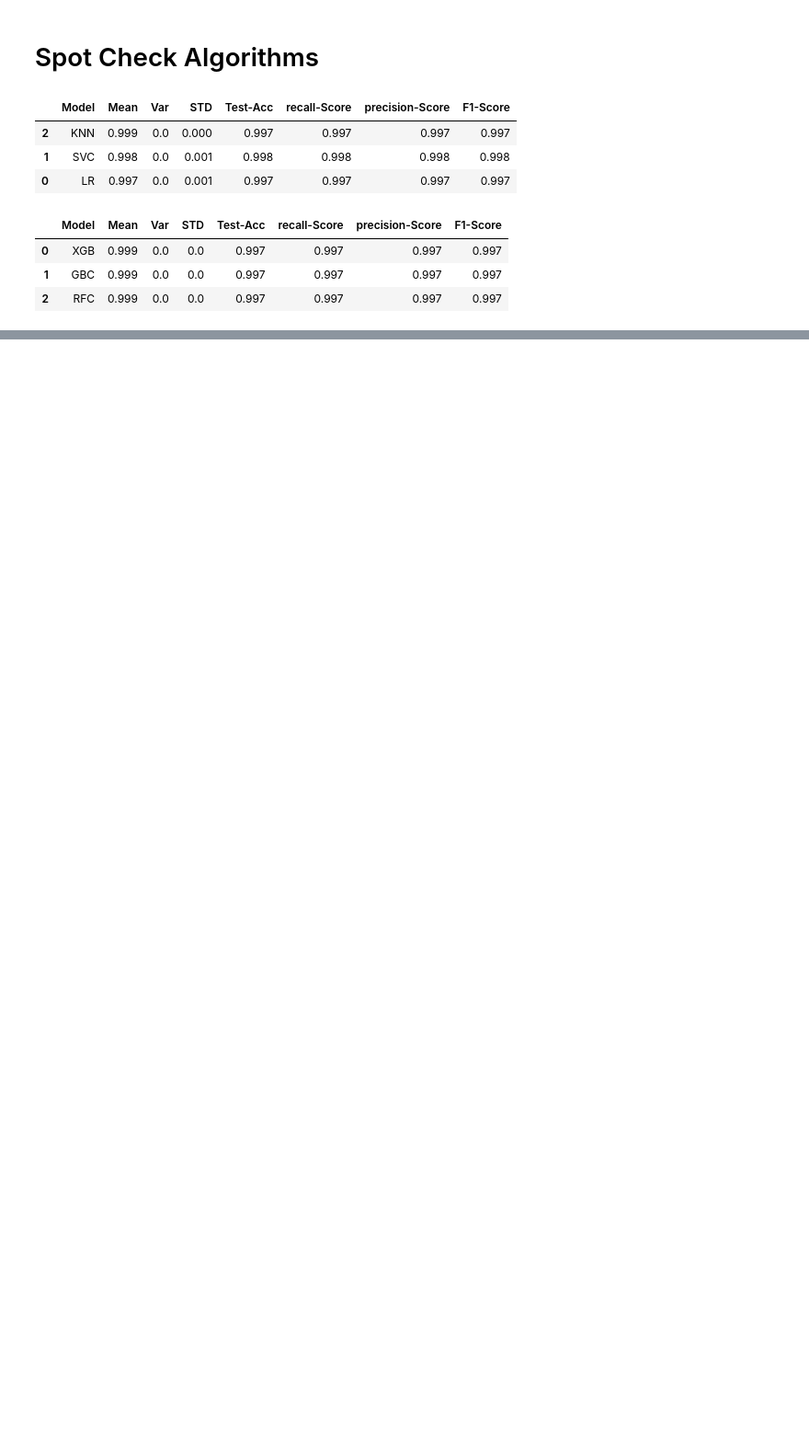
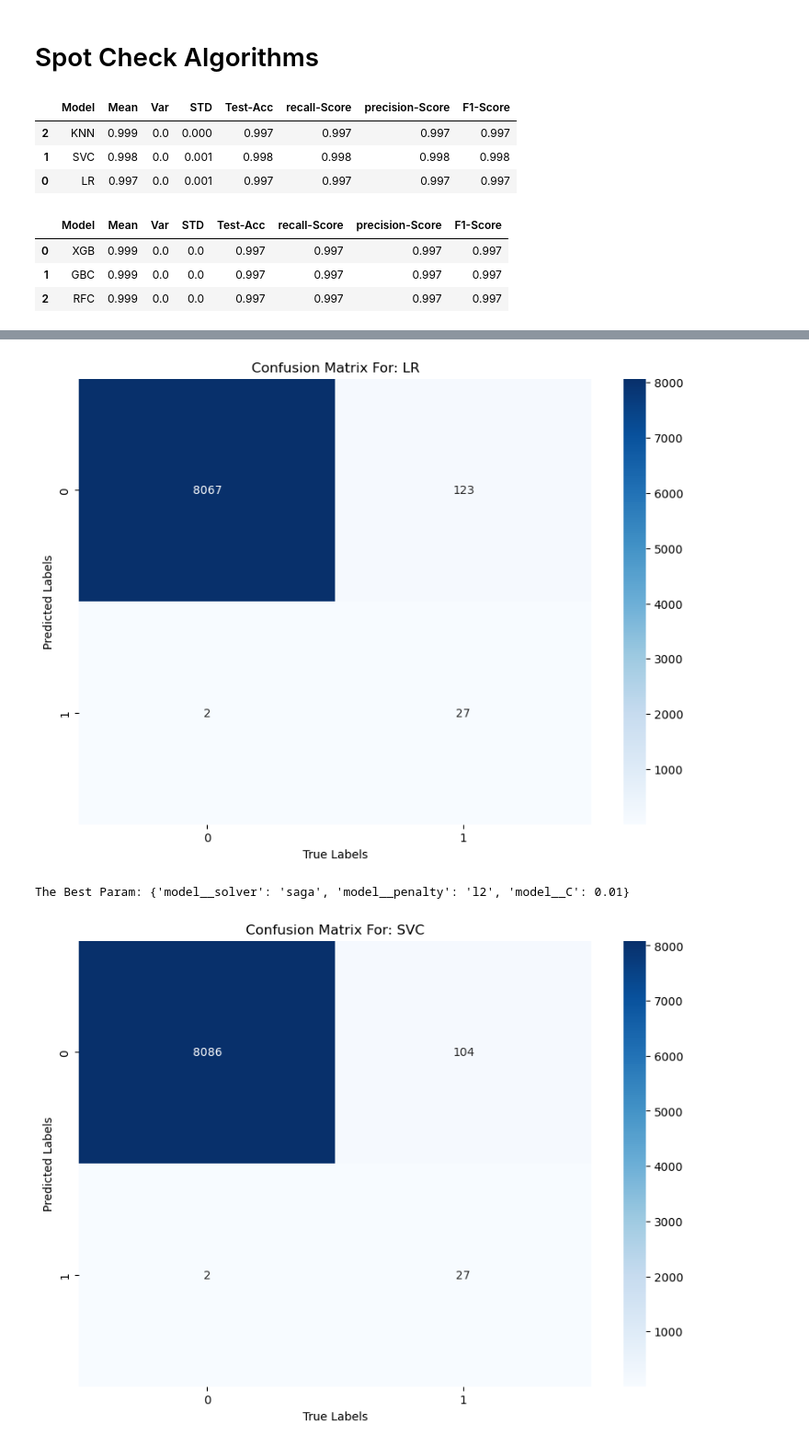
Before and after one commit to MaukanMir/Credit-Card-Classification-II, a Jupyter notebook: training.ipynb, the cells around one changed output, grey strips where cells are left out. Shown: that part at 92% size. Saved outputs shown, nothing was run; the diff lists cells and outputs as text; code cells hidden in the pictures; blank space fills up the shorter version.

Commit message:
added new models

```diff
--- a/training.ipynb
+++ b/training.ipynb
@@ -225,6 +225,35 @@ def test_kbest_columns(sampling_model, X, y, model, model_name, kbest):
       })
 
   return pd.DataFrame(metric_tracker)
+
+def optimization_search(sample_model, model_names, models,X, y, optimizer_class, param_distributions, scoring_metric, kbest):
+
+  X_train, X_test, y_train, y_test = train_test_split(X, y, test_size=0.33, stratify=y, random_state=42)
+  metric_tracker = []
+
+  for model_name, model in zip(model_names, models):
+    model_pipeline = sampling_pipeline(model, sample_model, kbest)
+    current_params = param_distributions.get(model_name, {})
+    opt_search= optimizer_class(model_pipeline, param_distributions=current_params, cv=10, scoring=scoring_metric, n_jobs=-1)
+    opt_search.fit(X_train, y_train)
+
+    best_model = opt_search.best_estimator_
+    best_params = opt_search.best_params_
+    y_pred = best_model.predict(X_test)
+
+    acc, recall_metric, precision_metric, f1_metric = get_metrics(y_test, y_pred)
+
+    plot_confusion_matrix(y_test, y_pred, model_name)
+    print(f"The Best Param: {best_params}")
+    metric_tracker.append({
+        "Model": model_name,
+        "Test-Acc":acc,
+        "F1-Score":f1_metric,
+        "recall-Score":recall_metric,
+        "precision-Score":precision_metric,
+      })
+
+  return pd.DataFrame(metric_tracker)
 # %% [markdown]
 # EDA Analysis
 # %%
@@ -371,0 +444,9 @@ test_selected_models(sample_model, model_names, models, X, y, f1_metric, kbest)
+# %%
+model_names = ["LR", "SVC", "KNN"]
+models = grab_selected_models(model_names)
+performance_df = optimization_search(SMOTE(), model_names, models, X, y, RandomizedSearchCV, params, f1_metric, kbest)
+print(performance_df.sort_values(by="F1-Score", ascending=False))
+# %% [output]
+[figure, added]
+The Best Param: {'model__solver': 'saga', 'model__penalty': 'l2', 'model__C': 0.01}
+[figure, added]
```
Also changed, not shown: parts of 4 cells of this notebook.
